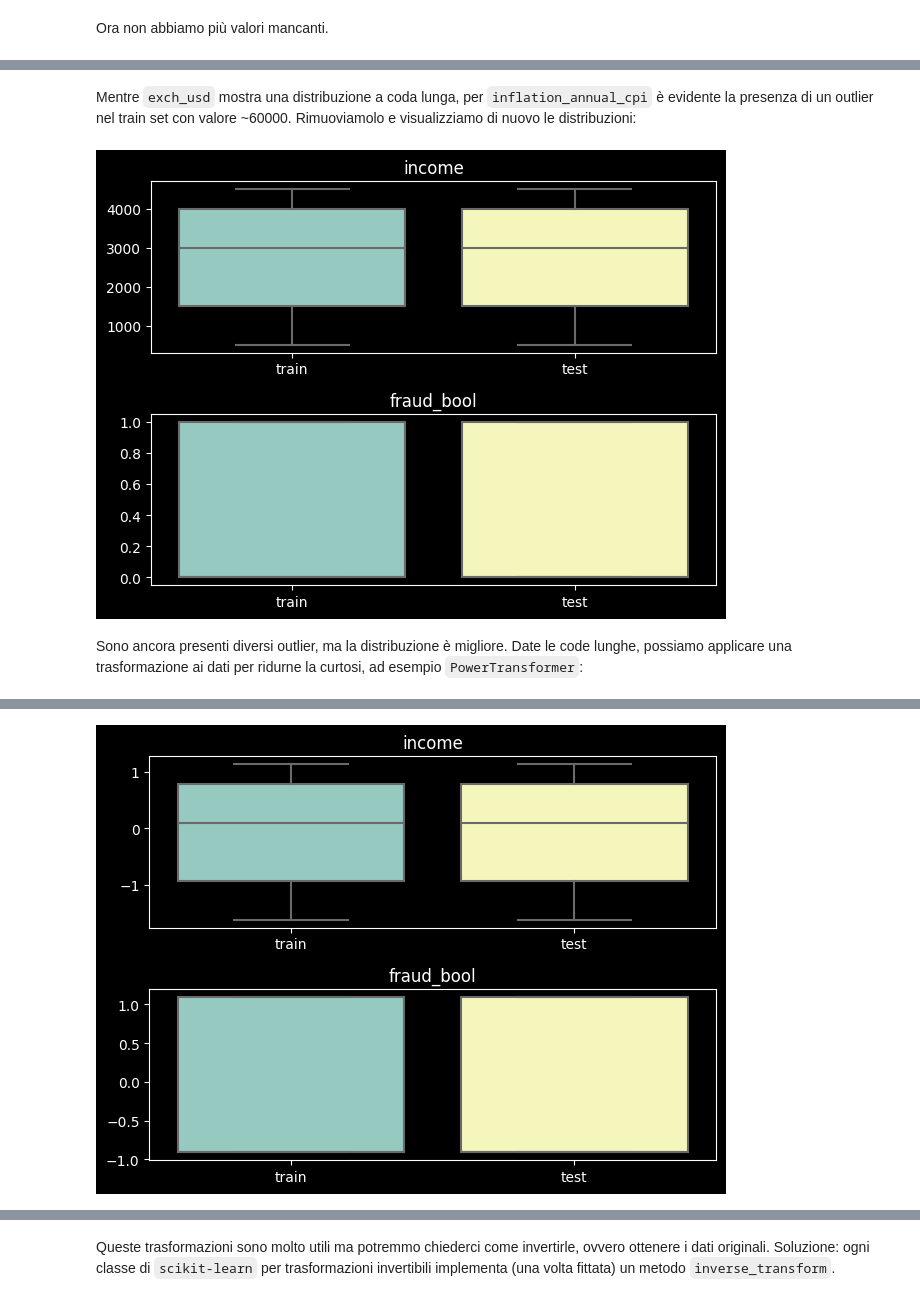
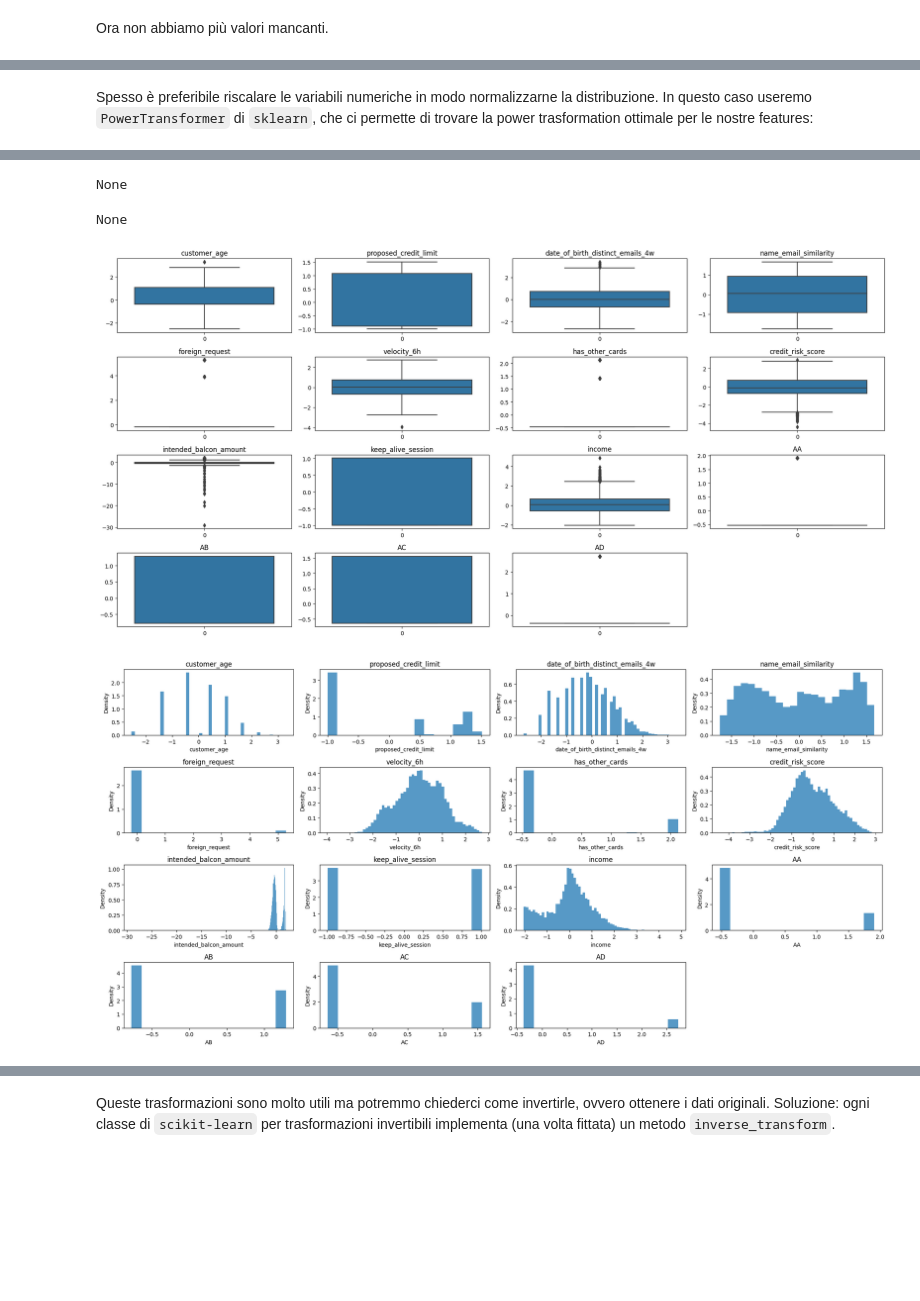
Before and after one commit to DLBD-Department/Python-Data-Science, a Jupyter notebook: Day2-Pandas/E2E-Pandas.ipynb, the cells around one changed output, grey strips where cells are left out. Saved outputs shown, nothing was run; the diff lists cells and outputs as text; code cells hidden in the pictures; blank space fills up the shorter version.

```diff
--- a/Day2-Pandas/E2E-Pandas.ipynb
+++ b/Day2-Pandas/E2E-Pandas.ipynb
@@ -10,7 +11,7 @@ Per prima cosa importiamo il nostro dataset riguardante le crisi economiche nei
 import numpy as np
 import pandas as pd
 
-df = pd.read_csv("./datasets/banking_fraud.csv") # Importiamo il dataset
+df = pd.read_csv("./datasets/banking_fraud_mini.csv") # Importiamo il dataset
 df.head(5) # Visualizziamo le prime 5 colonne
 # %% [output]
 |  | customer_age | proposed_credit_limit | date_of_birth_distinct_emails_4w | name_email_similarity | foreign_request | ... |
@@ -383,3 +381,0 @@ Name: count, dtype: int64
-# %%
-df_train = pd.concat([X_train, y_train], axis=1)
-df_test = pd.concat([X_test, y_test], axis=1)
@@ -406,37 +439,20 @@ plt.tight_layout()
-# %% [markdown]
-Mentre `exch_usd` mostra una distribuzione a coda lunga, per `inflation_annual_cpi` è evidente la presenza di un outlier nel train set con valore ~60000. Rimuoviamolo e visualizziamo di nuovo le distribuzioni:
-# %%
-fig, axs = plt.subplots(2)
-sns.boxplot([df_train["income"],df_test["income"]], ax=axs[0])
-sns.boxplot([df_train["fraud_bool"],df_test["fraud_bool"]], ax=axs[1])
-axs[0].title.set_text("income")
-axs[1].title.set_text("fraud_bool")
-axs[0].set_xticks(ticks=[0,1],labels=["train","test"])
-axs[1].set_xticks(ticks=[0,1],labels=["train","test"])
-plt.tight_layout()
-# %% [output]
-[figure, removed]
 # %% [markdown]
-Sono ancora presenti diversi outlier, ma la distribuzione è migliore. Date le code lunghe, possiamo applicare una trasformazione ai dati per ridurne la curtosi, ad esempio `PowerTransformer`:
+Spesso è preferibile riscalare le variabili numeriche in modo normalizzarne la distribuzione. In questo caso useremo `PowerTransformer` di `sklearn`, che ci permette di trovare la power trasformation ottimale per le nostre features:
 # %%
 from sklearn.preprocessing import PowerTransformer
 
-float_cols = ["income", "fraud_bool"]
 transformer = PowerTransformer()
 
-# Utilizzeremo questa copia successivamente
+# Utilizzeremo queste copie successivamente
+df_train_copy = df_train.copy(deep=True)
 df_test_copy = df_test.copy(deep=True)
 
-transformer.fit(df_train[float_cols])
+transformer = transformer.fit(df_train[float_cols])
 df_train[float_cols]=transformer.transform(df_train[float_cols])
 df_test[float_cols]=transformer.transform(df_test[float_cols])
 
-fig, axs = plt.subplots(2)
-sns.boxplot([df_train["income"],df_test["income"]], ax=axs[0])
-sns.boxplot([df_train["fraud_bool"],df_test["fraud_bool"]], ax=axs[1])
-axs[0].title.set_text("income")
-axs[1].title.set_text("fraud_bool")
-axs[0].set_xticks(ticks=[0,1],labels=["train","test"])
-axs[1].set_xticks(ticks=[0,1],labels=["train","test"])
-plt.tight_layout()
+display(get_info(df_train), get_info(df_test))
+
+boxplot_grid(df_train[float_cols])
+histplot_grid(df_train[float_cols])
 # %% [output]
@@ -443 +493,4 @@ plt.tight_layout()
+None
+None
-[figure, old version]
+[figure, new version]
+[figure, added]
```
Also changed, not shown: parts of 46 cells of this notebook, 13 other files.
